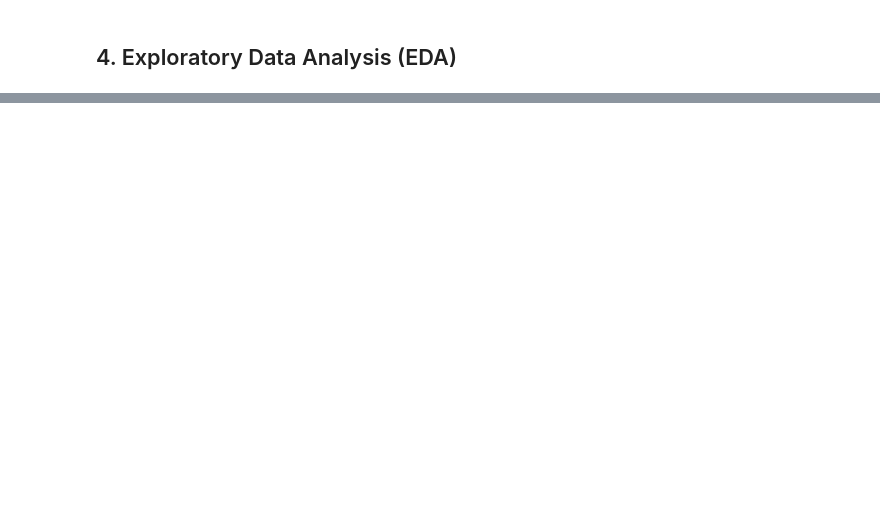
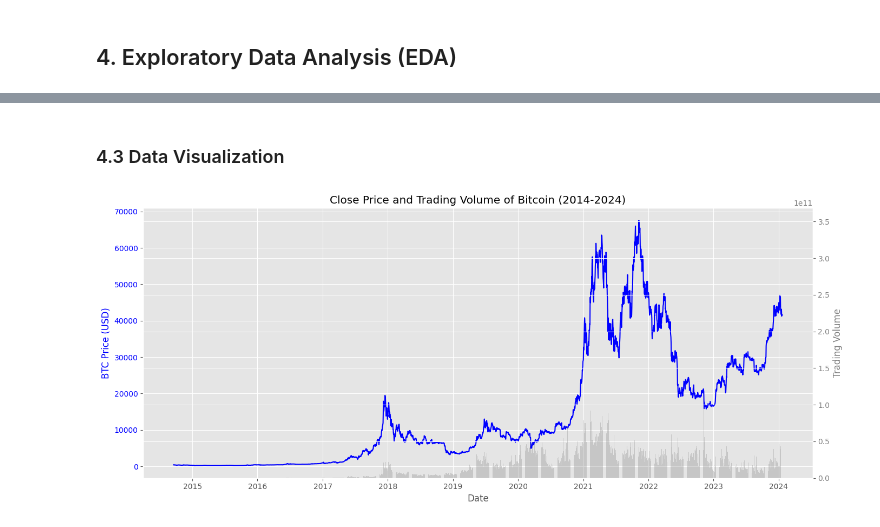
Before and after one commit to ArovaSyams/Bitcoin-Price-Prediction-with-LSTM, a Jupyter notebook: Notebook.ipynb, the cells around one changed output, grey strips where cells are left out. Cells and saved outputs as stored; diff of their text form; code cells hidden in the pictures; blank space fills up the shorter version.

```diff
--- a/Notebook.ipynb
+++ b/Notebook.ipynb
@@ -106,0 +147,26 @@ np.int64(0)
+# %% [markdown]
+### 4.3 Data Visualization
+# %%
+# visualize the closing price over time and volume
+# make plot with 2 Y axis
+fig, ax1 = plt.subplots(figsize=(14, 6))
+
+# Plot Close price in left side
+ax1.plot(df['Date'], df['Close'], color='blue', label='Close Price')
+ax1.set_xlabel('Date')
+ax1.set_ylabel('BTC Price (USD)', color='blue')
+ax1.tick_params(axis='y', labelcolor='blue')
+
+# make second Y axis for volume
+# Plot Volume in right side
+ax2 = ax1.twinx()
+ax2.bar(df['Date'], df['Volume'], color='gray', alpha=0.3, label='Volume')
+ax2.set_ylabel('Trading Volume', color='gray')
+ax2.tick_params(axis='y', labelcolor='gray')
+
+# Tambahkan judul dan legend
+plt.title('Close Price and Trading Volume of Bitcoin (2014-2024)')
+fig.tight_layout()
+plt.show()
+# %% [output]
+[figure, added]
```
Also changed, not shown: parts of 8 cells of this notebook.
